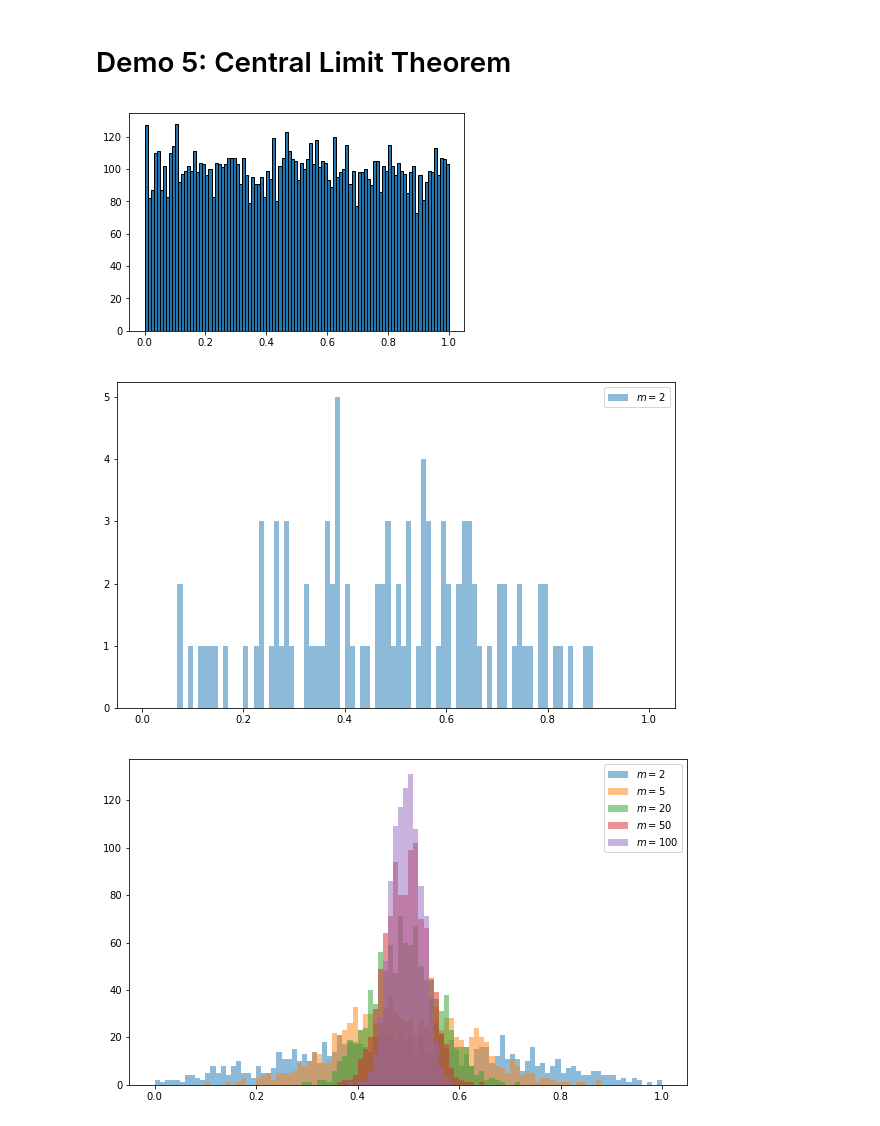
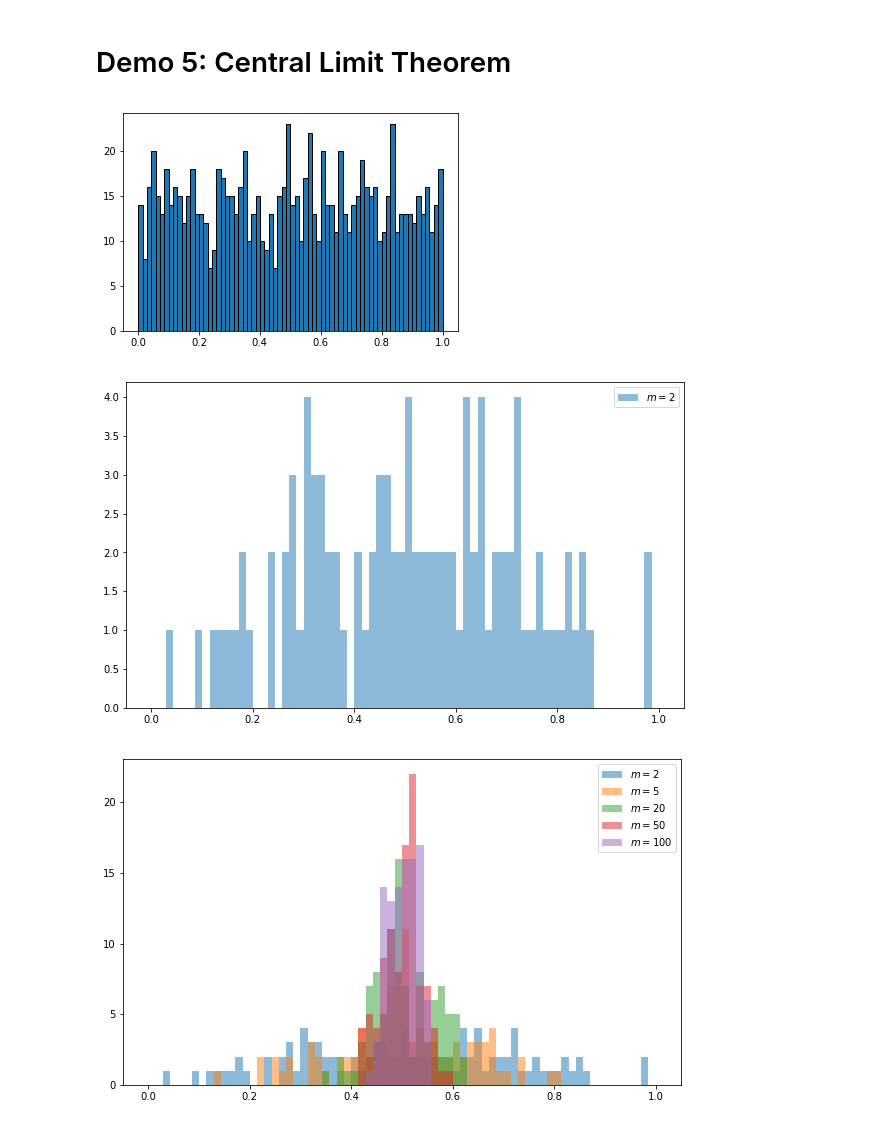
Before and after one commit to EASC-305/EASC-305-Spring-2020, a Jupyter notebook: Lec_Demos/04_Statisitcs/04_statistics_p1.ipynb, the cells around one changed output. Cells and saved outputs as stored; diff of their text form; code cells hidden in the pictures.

```diff
--- a/Lec_Demos/04_Statisitcs/04_statistics_p1.ipynb
+++ b/Lec_Demos/04_Statisitcs/04_statistics_p1.ipynb
@@ -336,11 +338,11 @@ ax.set_ylabel('f(z)');
 # Demo 5: Central Limit Theorem
 # %%
 np.random.seed(999)
-xrand = np.random.rand(10000,1)
+xrand = np.random.rand(1000,1)
 # %%
-n, bins, patches = plt.hist(xrand,100,edgecolor='black')
+n, bins, patches = plt.hist(xrand,70,edgecolor='black')
 # %% [output]
-[figure, old version]
+[figure, new version]
 # %%
 # Calculate mean of distribution above repeatedly, using a prescribed number of samples
 
@@ -353,11 +355,11 @@ m  = 2
 
 x_mean_CLT = np.zeros(1000)
 
-# Calculate mean 1000 times from m random samples of the distribution
+# Calculate mean 100 times from m random samples of the distribution
 for i in range(0,100):
-    # Random Sample index, make sure the are integers
+    # Random Sample index, make sure they are integers
     sample_idx = np.ceil(xrand.shape[0]*np.random.rand(1,m)).astype(int)
-    # Calculate mean of random vector at our indexes
+    # Calculate mean of random vector xrand using randomly selected indices above
     # (minus one, because python index starts at 0)
     x_mean_CLT[i] = np.mean(xrand[sample_idx-1])
 
@@ -366,7 +368,7 @@ for i in range(0,100):
 ax.hist(x_mean_CLT,bins,alpha=0.5,label='$m = ${}'.format(m))
 ax.legend();
 # %% [output]
-[figure, old version]
+[figure, new version]
 # %%
 # Repeat the above, but overlay historgrams for different numbers of prescribed samples in a single figure
 
@@ -379,7 +381,7 @@ for m in [2, 5, 20, 50, 100]:
     # Create an empty array to store means
     x_mean_CLT = np.zeros(1000)
     # Calculate mean 100 times from m random samples of the distribution
-    for i in range(0,1000):
+    for i in range(0,100):
         # Random Sample index, make sure the are intergers
         sample_idx = np.ceil(xrand.shape[0]*np.random.rand(1,m)).astype(int)
         # Calculate mean of random vector at our indexes
@@ -390,4 +392,4 @@ for m in [2, 5, 20, 50, 100]:
     ax.hist(x_mean_CLT,bins,alpha=0.5,label='$m = ${}'.format(m))
 ax.legend();
 # %% [output]
-[figure, old version]
+[figure, new version]
```
Also changed, not shown: parts of 5 cells of this notebook, 4 other files.
